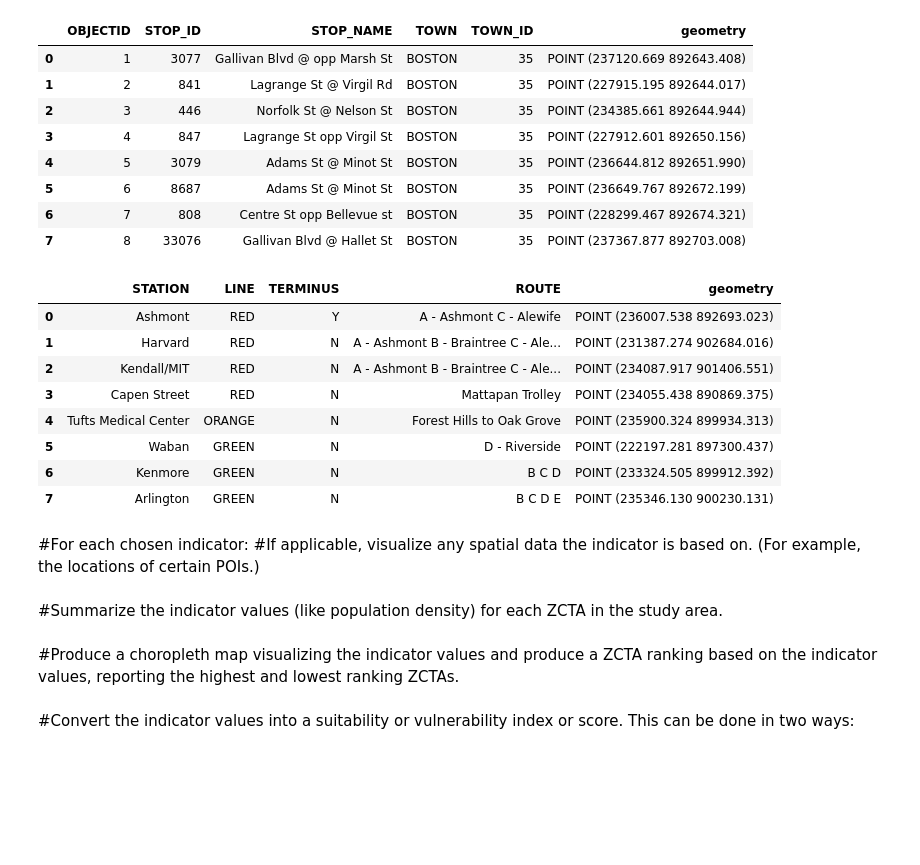
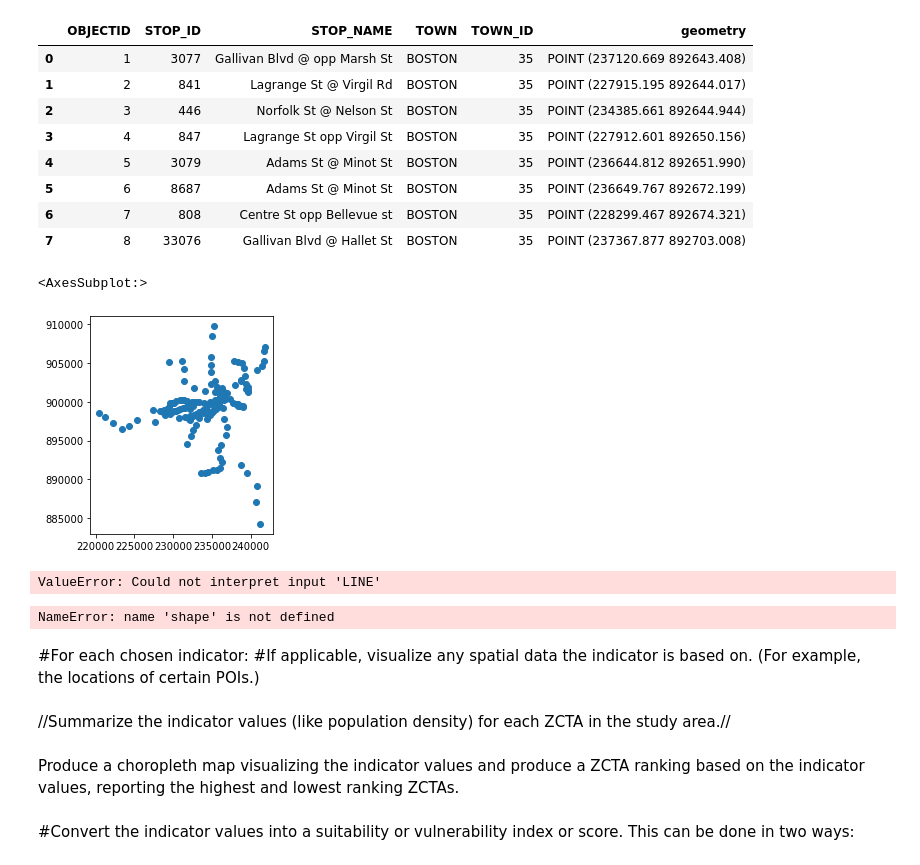
Before and after one commit to finashort/uep239-final-project, a Jupyter notebook: UEP239Final.ipynb, the cells around one changed output. Cells and saved outputs as stored; diff of their text form; code cells hidden in the pictures; blank space fills up the shorter version.

```diff
--- a/UEP239Final.ipynb
+++ b/UEP239Final.ipynb
@@ -48,25 +150,33 @@ buspoints.head(8)
 # %%
 #read in T stops file
 tpoints= gpd.read_file("\\Users\\finas\\Documents\\my work\\School work\\Tufts GRAD\\Spring 2021\\UEP239\\uep239-final-project\\project_data\\MBTA_NODE\\MBTA_NODE.shp")
 tpoints.head(8)
+tpoints.plot()
 # %% [output]
-|  | STATION | LINE | TERMINUS | ROUTE | geometry |
-| 0 | Ashmont | RED | Y | A - Ashmont C - Alewife | POINT (236007.538 892693.023) |
-| 1 | Harvard | RED | N | A - Ashmont B - Braintree C - Ale... | POINT (231387.274 902684.016) |
-| 2 | Kendall/MIT | RED | N | A - Ashmont B - Braintree C - Ale... | POINT (234087.917 901406.551) |
-| 3 | Capen Street | RED | N | Mattapan Trolley | POINT (234055.438 890869.375) |
-| 4 | Tufts Medical Center | ORANGE | N | Forest Hills to Oak Grove | POINT (235900.324 899934.313) |
-| 5 | Waban | GREEN | N | D - Riverside | POINT (222197.281 897300.437) |
-| 6 | Kenmore | GREEN | N | B C D | POINT (233324.505 899912.392) |
-| 7 | Arlington | GREEN | N | B C D E | POINT (235346.130 900230.131) |
+<AxesSubplot:>
+[figure, added]
+# %%
+#plot t stops per line
+stopcount = tpoints['STATION'].groupby(tpoints['LINE']).agg(['count','nunique' ])
+
+p = sns.barplot(y="STATION", x="LINE", data=stopcount)
+p.set_xticklabels(p.get_xticklabels(),rotation=30)
+# %% [output]
+ValueError: Could not interpret input 'LINE'
+# %%
+#read in farmers markets
+markets = gpd.read_file("\\Users\\finas\\Documents\\my work\\School work\\Tufts GRAD\\Spring 2021\\UEP239\\uep239-final-project\\project_data\\FARMERSMARKETS_PT\\FARMERSMARKETS_PT.shp")
+markets_raster = features.rasterize(markets['geometry'], out_shape=shape, fill=1, transform=transform, default_value=0)
+# %% [output]
+NameError: name 'shape' is not defined
 # %% [markdown]
 #For each chosen indicator:
 #If applicable, visualize any spatial data the indicator is based on. (For example, the locations of certain POIs.)
 # %% [markdown]
-#Summarize the indicator values (like population density) for each ZCTA in the study area.
+//Summarize the indicator values (like population density) for each ZCTA in the study area.//
 # %% [markdown]
 
-#Produce a choropleth map visualizing the indicator values and produce a ZCTA ranking based on the indicator values, reporting the highest and lowest ranking ZCTAs.
+Produce a choropleth map visualizing the indicator values and produce a ZCTA ranking based on the indicator values, reporting the highest and lowest ranking ZCTAs.
 # %% [markdown]
 
 #Convert the indicator values into a suitability or vulnerability index or score. This can be done in two ways:
```
Also changed, not shown: parts of 12 cells of this notebook, 20 other files.
